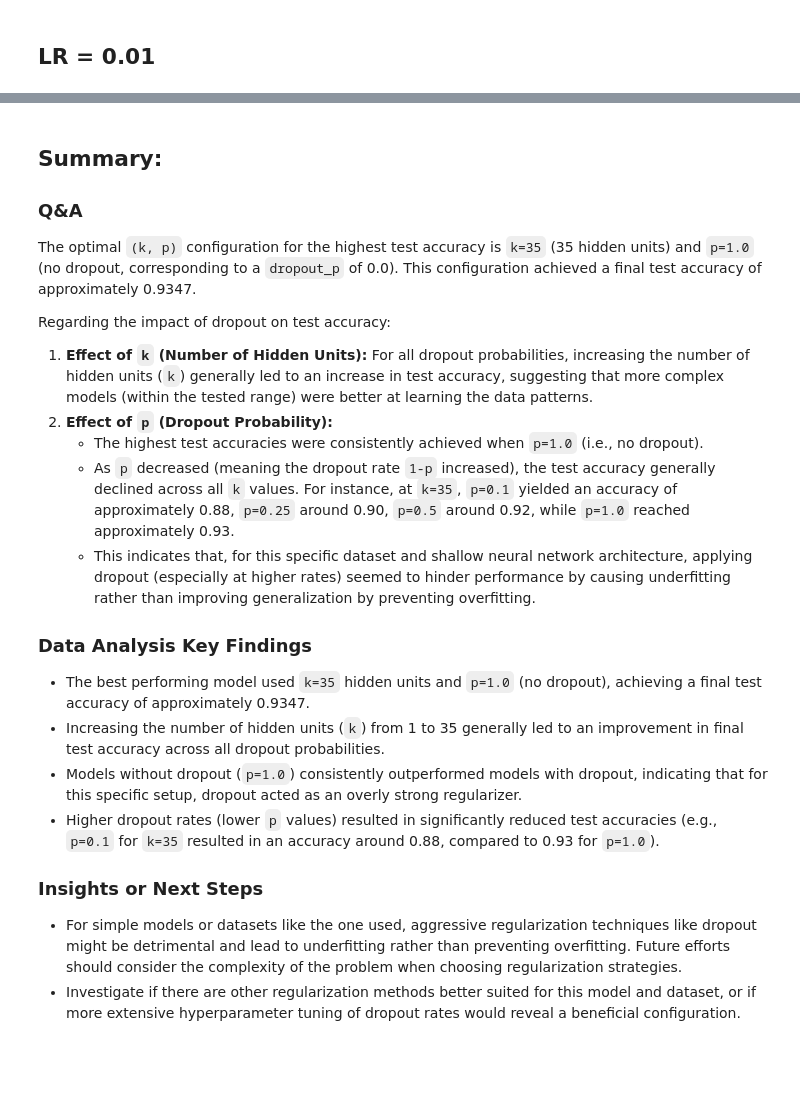
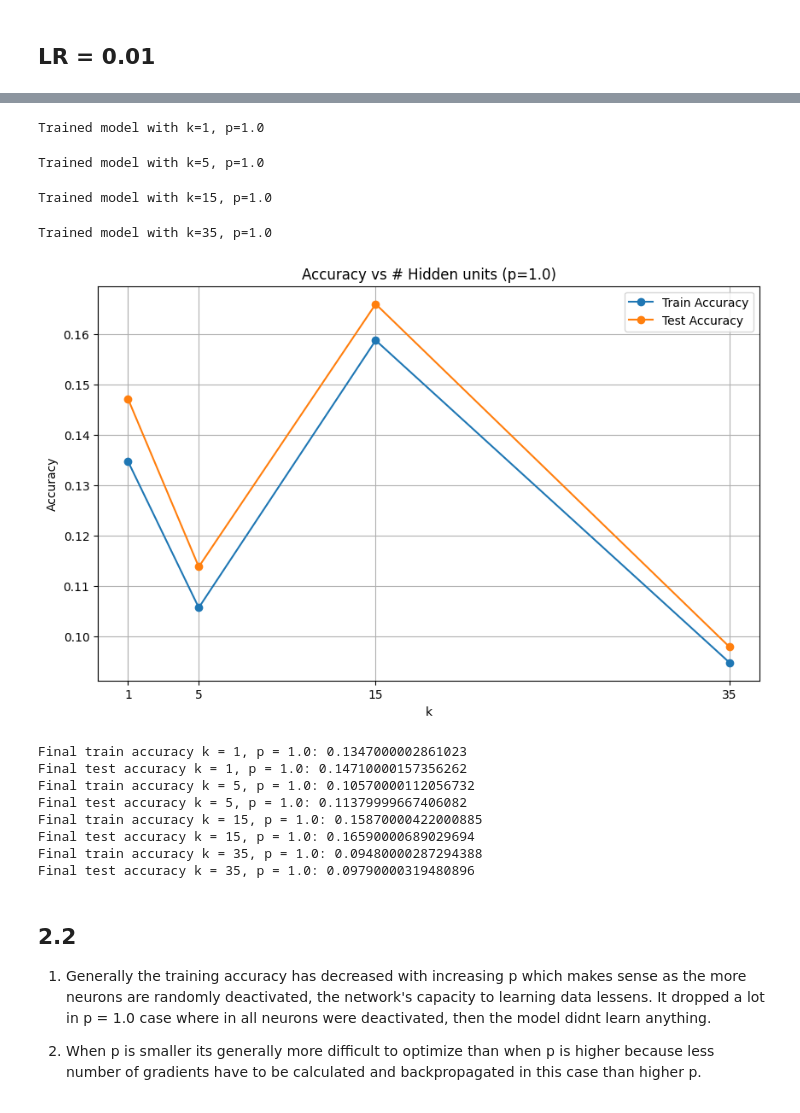
Before and after one commit to Vedant2100/w26, a Jupyter notebook: hw3.ipynb, the cells around one changed output, grey strips where cells are left out. Cells and saved outputs as stored; diff of their text form; code cells hidden in the pictures; blank space fills up the shorter version.

```diff
--- a/hw3.ipynb
+++ b/hw3.ipynb
@@ -437,14 +138,0 @@ The previous step successfully trained the models and collected epoch-wise train
-# %%
-plt.figure(figsize=(10, 6))
-
-for p in pvals:
-    final_test_accs = [test_acc[(k, p, epochs - 1)] for k in kvals]
-    plt.plot(kvals, final_test_accs, marker='o', label=f'p = {p}')
-
-plt.xticks(kvals)
-plt.xlabel('Number of Neurons (k)')
-plt.ylabel('Final Test Accuracy')
-plt.title('Final Test Accuracy vs Number of Hidden Units for different p values')
-plt.legend()
-plt.grid(True)
-plt.show()
@@ -473,22 +139,40 @@ Summarize the findings on dropout's impact on test accuracy and report the optim
-# %% [markdown]
-## Summary:
-
-### Q&A
-The optimal `(k, p)` configuration for the highest test accuracy is `k=35` (35 hidden units) and `p=1.0` (no dropout, corresponding to a `dropout_p` of 0.0). This configuration achieved a final test accuracy of approximately 0.9347.
-
-Regarding the impact of dropout on test accuracy:
-1.  **Effect of `k` (Number of Hidden Units):** For all dropout probabilities, increasing the number of hidden units (`k`) generally led to an increase in test accuracy, suggesting that more complex models (within the tested range) were better at learning the data patterns.
-2.  **Effect of `p` (Dropout Probability):**
-    *   The highest test accuracies were consistently achieved when `p=1.0` (i.e., no dropout).
-    *   As `p` decreased (meaning the dropout rate `1-p` increased), the test accuracy generally declined across all `k` values. For instance, at `k=35`, `p=0.1` yielded an accuracy of approximately 0.88, `p=0.25` around 0.90, `p=0.5` around 0.92, while `p=1.0` reached approximately 0.93.
-    *   This indicates that, for this specific dataset and shallow neural network architecture, applying dropout (especially at higher rates) seemed to hinder performance by causing underfitting rather than improving generalization by preventing overfitting.
-
-### Data Analysis Key Findings
-*   The best performing model used `k=35` hidden units and `p=1.0` (no dropout), achieving a final test accuracy of approximately 0.9347.
-*   Increasing the number of hidden units (`k`) from 1 to 35 generally led to an improvement in final test accuracy across all dropout probabilities.
-*   Models without dropout (`p=1.0`) consistently outperformed models with dropout, indicating that for this specific setup, dropout acted as an overly strong regularizer.
-*   Higher dropout rates (lower `p` values) resulted in significantly reduced test accuracies (e.g., `p=0.1` for `k=35` resulted in an accuracy around 0.88, compared to 0.93 for `p=1.0`).
-
-### Insights or Next Steps
-*   For simple models or datasets like the one used, aggressive regularization techniques like dropout might be detrimental and lead to underfitting rather than preventing overfitting. Future efforts should consider the complexity of the problem when choosing regularization strategies.
-*   Investigate if there are other regularization methods better suited for this model and dataset, or if more extensive hyperparameter tuning of dropout rates would reveal a beneficial configuration.
+# %%
+torch.manual_seed(0)
+kvals = [1, 5, 15, 35]
+pvals = [1.0]
+epochs = 80
+for p in pvals:
+    for k in kvals:
+         train_acc, test_acc, loss_hist =  train_model_k_p(X_train, y_train, X_test, y_test, p, k, epochs, lr = 0.01)
+    plt.figure(figsize=(10, 6))
+    plt.xticks(kvals)
+    plt.plot(kvals, [train_acc[(k, p, epochs-1)] for k in kvals], marker='o', label='Train Accuracy')
+    plt.plot(kvals, [test_acc[(k, p, epochs-1)] for k in kvals], marker='o', label='Test Accuracy')
+    plt.xlabel('Number of Neurons (k)')
+    plt.ylabel('Accuracy')
+    plt.title(f'Accuracy vs Number of Neurons (p={p})')
+    plt.legend()
+    plt.grid()
+    plt.show()
+    print(f"\nFinal train accuracy k = {k}, p = {p}: {train_acc[(k, p, epochs-1)]}")
+    print(f"\nFinal test accuracy k = {k}, p = {p}: {test_acc[(k, p, epochs-1)]}")
+# %% [output]
+Trained model with k=1, p=1.0
+Trained model with k=5, p=1.0
+Trained model with k=15, p=1.0
+Trained model with k=35, p=1.0
+[figure, added]
+Final train accuracy k = 1, p = 1.0: 0.1347000002861023
+Final test accuracy k = 1, p = 1.0: 0.14710000157356262
+Final train accuracy k = 5, p = 1.0: 0.10570000112056732
+Final test accuracy k = 5, p = 1.0: 0.11379999667406082
+Final train accuracy k = 15, p = 1.0: 0.15870000422000885
+Final test accuracy k = 15, p = 1.0: 0.16590000689029694
+Final train accuracy k = 35, p = 1.0: 0.09480000287294388
+Final test accuracy k = 35, p = 1.0: 0.09790000319480896
+# %% [markdown]
+## 2.2
+
+1. Generally the training accuracy has decreased with increasing p which makes sense as the more neurons are randomly deactivated, the network's capacity to learning data lessens. It dropped a lot in p = 1.0 case where in all neurons were deactivated, then the model didnt learn anything.
+
+2. When p is smaller its generally more difficult to optimize than when p is higher because less number of gradients have to be calculated and backpropagated in this case than higher p.
```
Also changed, not shown: parts of 25 cells of this notebook.
